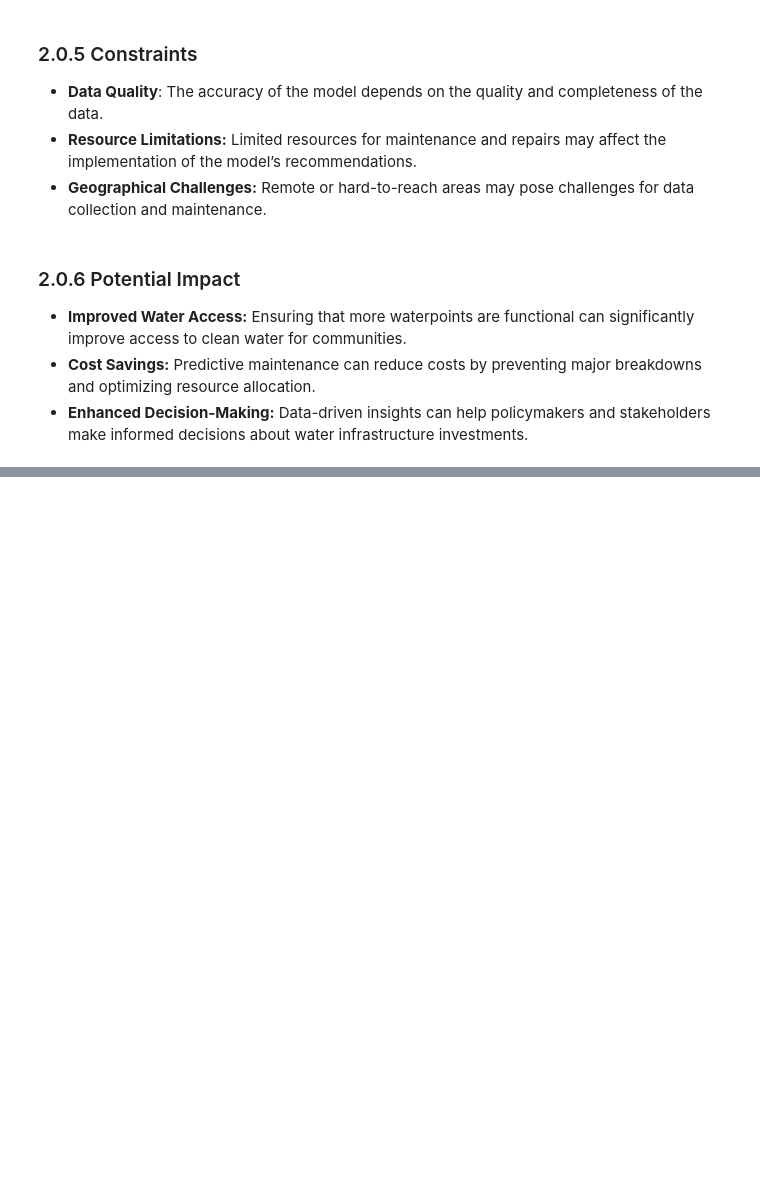
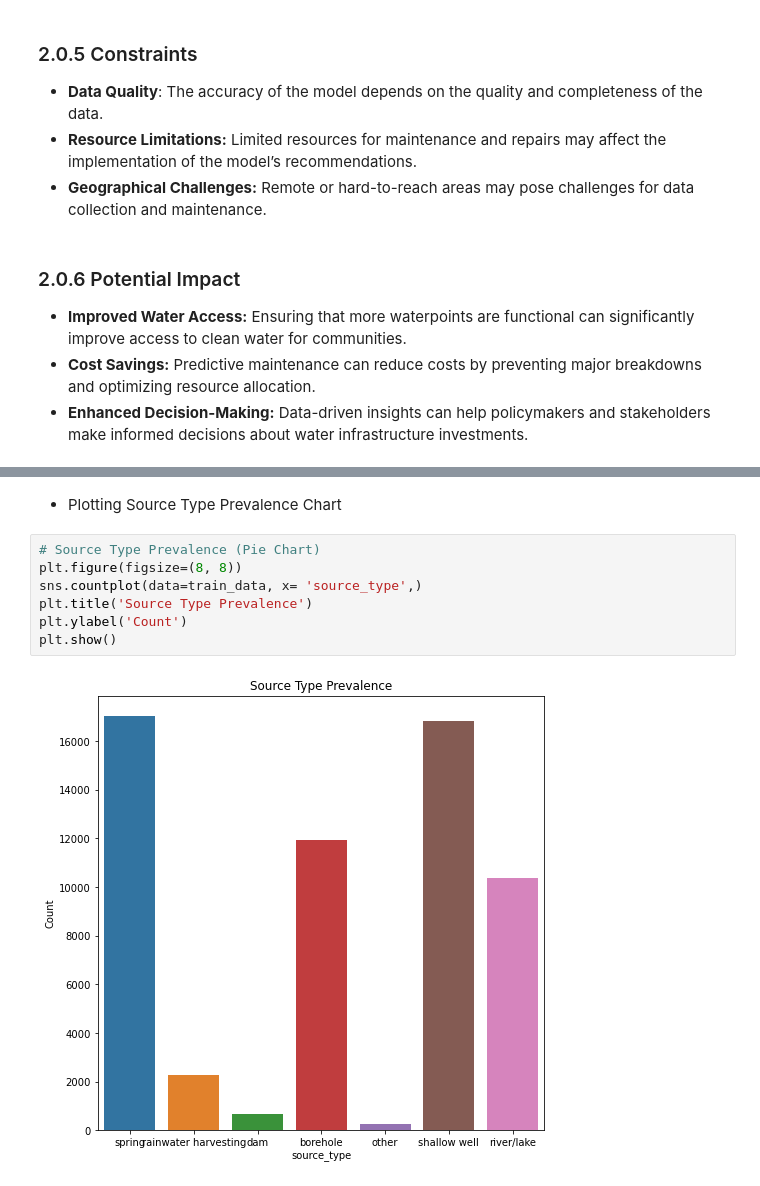
Before and after one commit to OchiengGideon/Phase-3-Project, a Jupyter notebook: index.ipynb, the cells around one changed output, grey strips where cells are left out. Drawn from its saved outputs; the diff is of its cells as text; blank space fills up the shorter version.

```diff
--- a/index.ipynb
+++ b/index.ipynb
@@ -37,0 +435,11 @@ make informed decisions about water infrastructure investments.
+# %% [markdown]
+- Plotting Source Type Prevalence Chart
+# %%
+# Source Type Prevalence (Pie Chart)
+plt.figure(figsize=(8, 8))
+sns.countplot(data=train_data, x= 'source_type',)
+plt.title('Source Type Prevalence')
+plt.ylabel('Count')
+plt.show()
+# %% [output]
+[figure, added]
```
Also changed, not shown: parts of 41 cells of this notebook.
